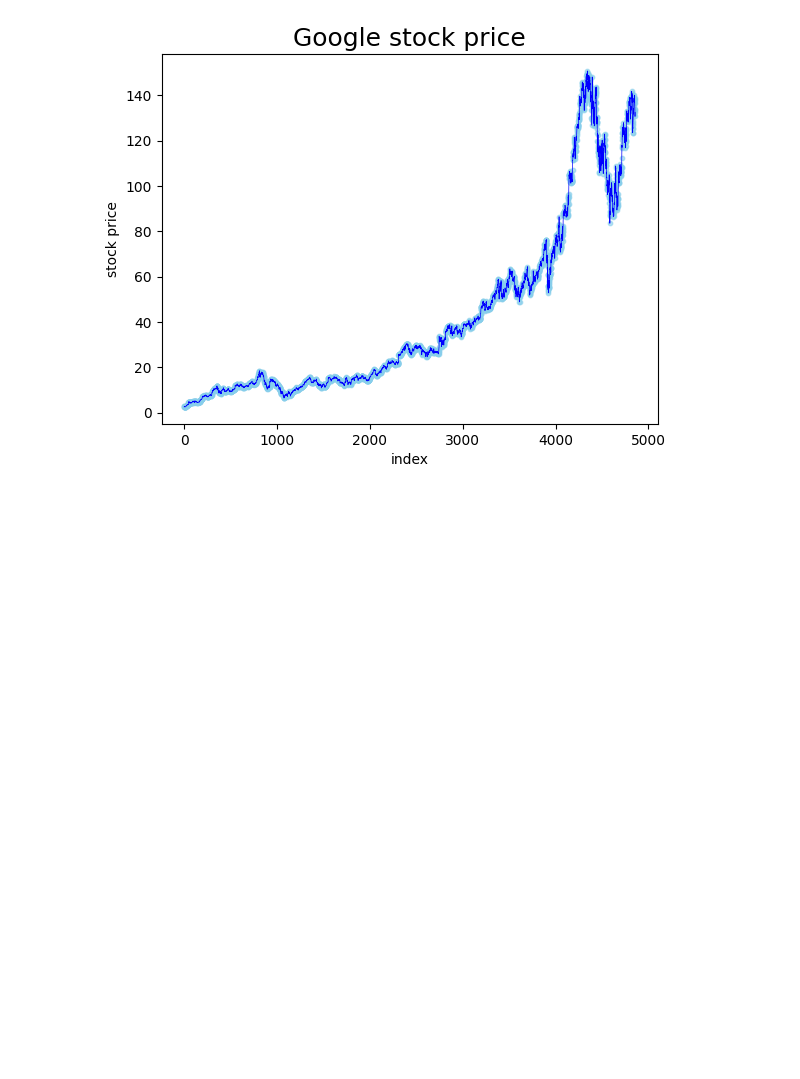
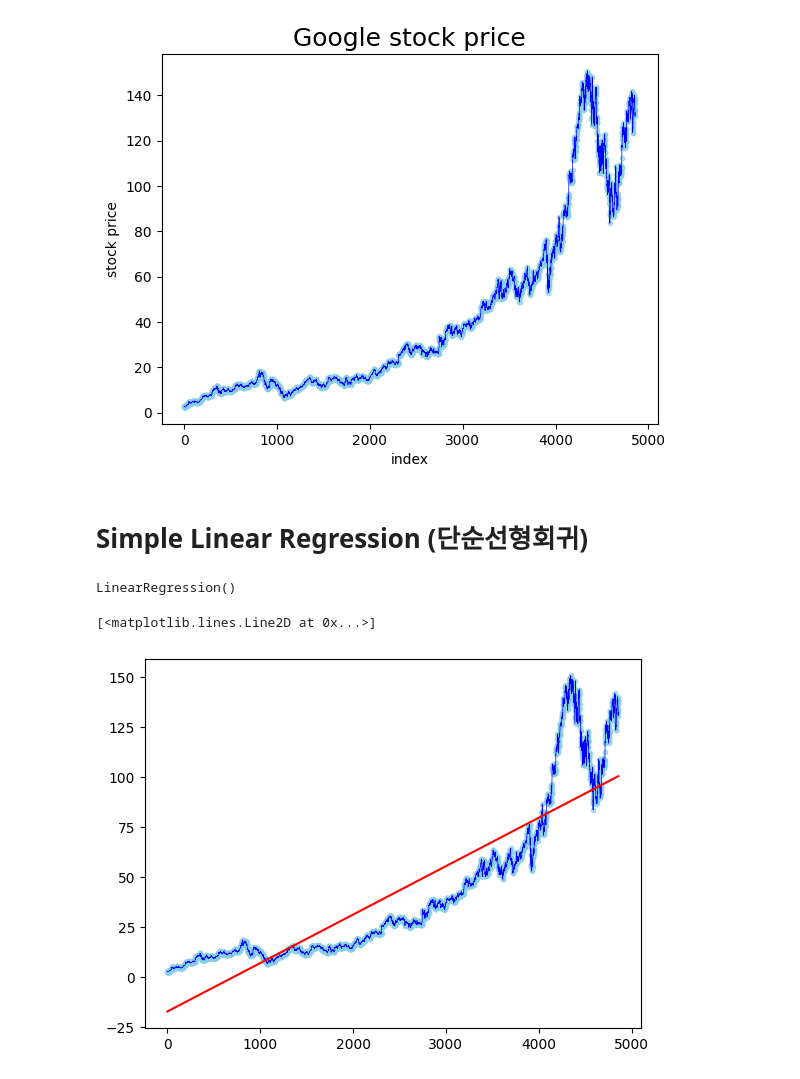
Before and after one commit to 2domi/GitHub_repository, a Jupyter notebook: 거친코딩머신러닝/Regular_Expression/Expression_Practice.ipynb, the cells around one changed output. Saved outputs shown, nothing was run; the diff lists cells and outputs as text; code cells hidden in the pictures; blank space fills up the shorter version.

```diff
--- a/거친코딩머신러닝/Regular_Expression/Expression_Practice.ipynb
+++ b/거친코딩머신러닝/Regular_Expression/Expression_Practice.ipynb
@@ -15,8 +15,8 @@ dataset.head()
 | 3 | 2004-08-24 | 2.770615 | 2.779581 | 2.579581 | 2.611960 | 2.611960 | 306396159 |
 | 4 | 2004-08-25 | 2.614201 | 2.689918 | 2.587302 | 2.640104 | 2.640104 | 184645512 |
 # %%
-x = dataset.index.to_series()
-y = dataset["Close"]
+x = dataset.index.to_frame()
+y = dataset[["Close"]]
 
 x.head(), len(x), y.head(), len(y)
 # %% [output]
@@ -49,3 +49,5 @@ plt.title("Google stock price", fontsize=18)
 plt.show()
 # %% [output]
 [figure]
+# %% [markdown]
+# Simple Linear Regression (단순선형회귀)
@@ -51,0 +56,21 @@ plt.show()
+# %%
+SLR = LinearRegression()
+
+SLR.fit(x,y)
+SLR
+# %% [output]
+LinearRegression()
+# %%
+plt.scatter(x, y,
+                  color="skyblue",
+                  marker="o",
+                  alpha=0.6,
+                  s=10)
+plt.plot(x, y,
+                  color="blue",
+                  linewidth=0.5)
+plt.plot(x,SLR.predict(x),
+             color="red")
+# %% [output]
+[<matplotlib.lines.Line2D at 0x...>]
+[figure, added]
```
Also changed, not shown: parts of 2 cells of this notebook, 1 other file.
